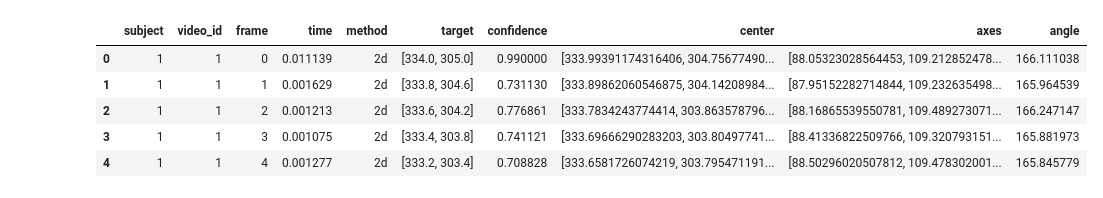
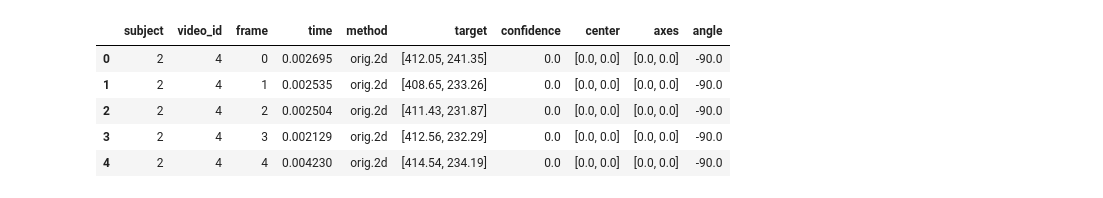
Before and after one commit to pupil-labs/PuRe-open, a Jupyter notebook: final_benchmark.ipynb, the cells around one changed output. Saved outputs shown, nothing was run; the diff lists cells and outputs as text; code cells hidden in the pictures.

```diff
--- a/final_benchmark.ipynb
+++ b/final_benchmark.ipynb
@@ -13,18 +13,19 @@ import math
 from tqdm.notebook import tqdm
 # %%
 data = pd.concat([
-    pd.read_pickle("benchmark.lpw.2d.pkl"),
-    pd.read_pickle("benchmark.lpw.pure_pfa.pkl"),
-    pd.read_pickle("benchmark.lpw.pure_orig.pkl"),
+    pd.read_pickle("benchmark.lpw.orig.2d.pkl"),
+    pd.read_pickle("benchmark.lpw.orig.pure_pfa.pkl"),
+    pd.read_pickle("benchmark.lpw.small.2d.pkl"),
+    pd.read_pickle("benchmark.lpw.small.pure_pfa.pkl"),
 ])
 data.head()
 # %% [output]
 |  | subject | video_id | frame | time | method | target | confidence | center | axes | angle |
-| 0 | 1 | 1 | 0 | 0.011139 | 2d | [334.0, 305.0] | 0.990000 | [333.99391174316406, 304.75677490... | [88.05323028564453, 109.212852478... | 166.111038 |
-| 1 | 1 | 1 | 1 | 0.001629 | 2d | [333.8, 304.6] | 0.731130 | [333.89862060546875, 304.14208984... | [87.95152282714844, 109.232635498... | 165.964539 |
-| 2 | 1 | 1 | 2 | 0.001213 | 2d | [333.6, 304.2] | 0.776861 | [333.7834243774414, 303.863578796... | [88.16865539550781, 109.489273071... | 166.247147 |
-| 3 | 1 | 1 | 3 | 0.001075 | 2d | [333.4, 303.8] | 0.741121 | [333.69666290283203, 303.80497741... | [88.41336822509766, 109.320793151... | 165.881973 |
-| 4 | 1 | 1 | 4 | 0.001277 | 2d | [333.2, 303.4] | 0.708828 | [333.6581726074219, 303.795471191... | [88.50296020507812, 109.478302001... | 165.845779 |
+| 0 | 2 | 4 | 0 | 0.002695 | orig.2d | [412.05, 241.35] | 0.0 | [0.0, 0.0] | [0.0, 0.0] | -90.0 |
+| 1 | 2 | 4 | 1 | 0.002535 | orig.2d | [408.65, 233.26] | 0.0 | [0.0, 0.0] | [0.0, 0.0] | -90.0 |
+| 2 | 2 | 4 | 2 | 0.002504 | orig.2d | [411.43, 231.87] | 0.0 | [0.0, 0.0] | [0.0, 0.0] | -90.0 |
+| 3 | 2 | 4 | 3 | 0.002129 | orig.2d | [412.56, 232.29] | 0.0 | [0.0, 0.0] | [0.0, 0.0] | -90.0 |
+| 4 | 2 | 4 | 4 | 0.004230 | orig.2d | [414.54, 234.19] | 0.0 | [0.0, 0.0] | [0.0, 0.0] | -90.0 |
 # %%
 data["error"] = (data["target"] - data["center"]).apply(lambda val: np.linalg.norm(val))
 # %%
```
Also changed, not shown: parts of 3 cells of this notebook, 2 other files.
